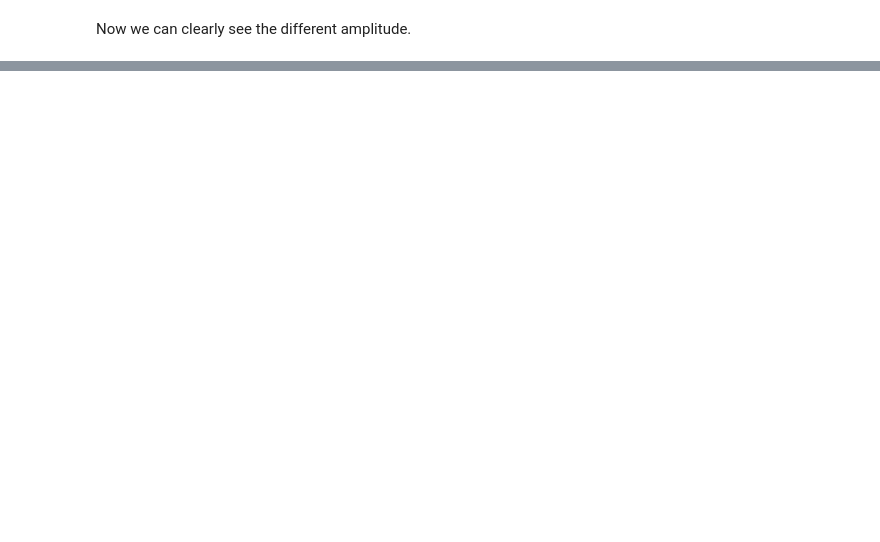
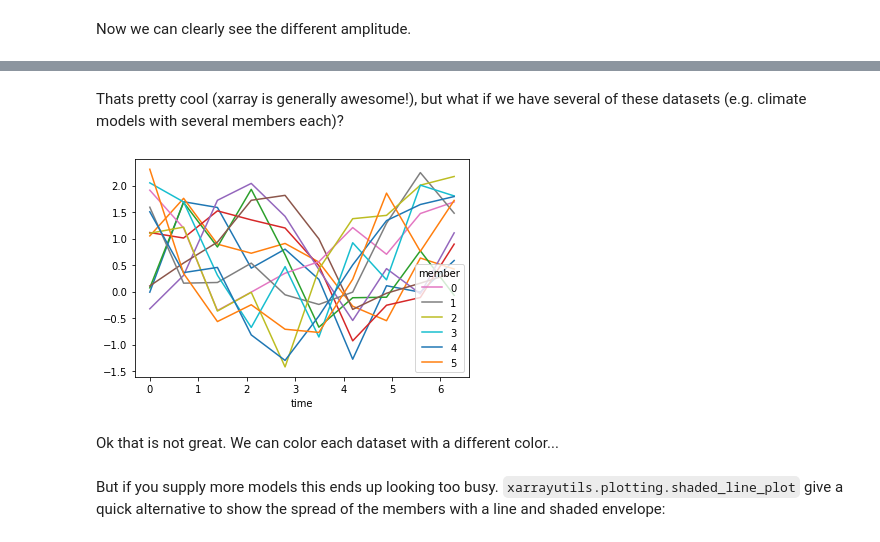
Before and after one commit to jbusecke/xarrayutils, a Jupyter notebook: doc/plotting.ipynb, the cells around one changed output, grey strips where cells are left out. Saved outputs shown, nothing was run; the diff lists cells and outputs as text; code cells hidden in the pictures; blank space fills up the shorter version.

Commit message:
Jbusecke shaded line plot (#51)
* added shaded_line_plot, tests and minimal docs

* removed autoload

* merge fuck and fixed tests

```diff
--- a/doc/plotting.ipynb
+++ b/doc/plotting.ipynb
@@ -39,0 +46,11 @@ Now we can clearly see the different amplitude.
+# %%
+# build test dataset with noisy members
+import xarray as xr
+import matplotlib
+import pytest
+
+x = np.linspace(0,2*np.pi, 10)
+y = np.sin(x)
+y_full = np.stack([y+np.random.rand(len(y))*2-0.5 for e in range(6)])
+da = xr.DataArray(y_full, coords=[('member',range(6)),('time',x)])
+da.plot(hue='member');
@@ -39,0 +59,13 @@ Now we can clearly see the different amplitude.
+# %% [markdown]
+Thats pretty cool (xarray is generally awesome!), but what if we have several of these datasets (e.g. climate models with several members each)?
+# %%
+x = np.linspace(0,2*np.pi, 10)
+y = np.sin(x+2)
+y_full = np.stack([y+np.random.rand(len(y))*2-0.5 for e in range(6)])
+da2 = xr.DataArray(y_full, coords=[('member',range(6)),('time',x)])
+da.plot(hue='member')
+da2.plot(hue='member');
+# %% [output]
+[figure, added]
+# %% [markdown]
+Ok that is not great. We can color each dataset with a different color...
@@ -39,0 +75,2 @@ Now we can clearly see the different amplitude.
+# %% [markdown]
+But if you supply more models this ends up looking too busy. `xarrayutils.plotting.shaded_line_plot` give a quick alternative to show the spread of the members with a line and shaded envelope:
```
Also changed, not shown: parts of 13 cells of this notebook, 4 other files.
